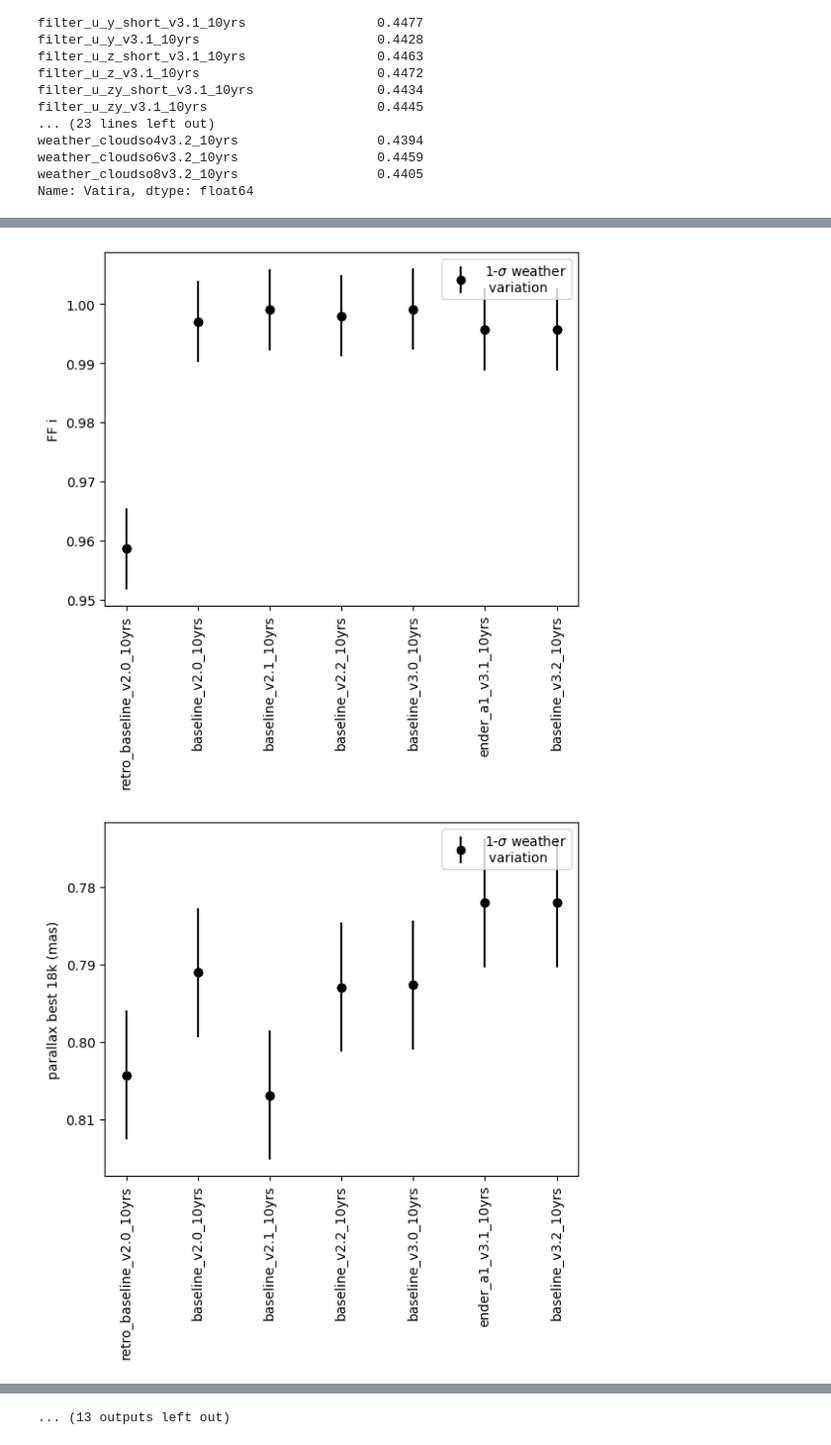
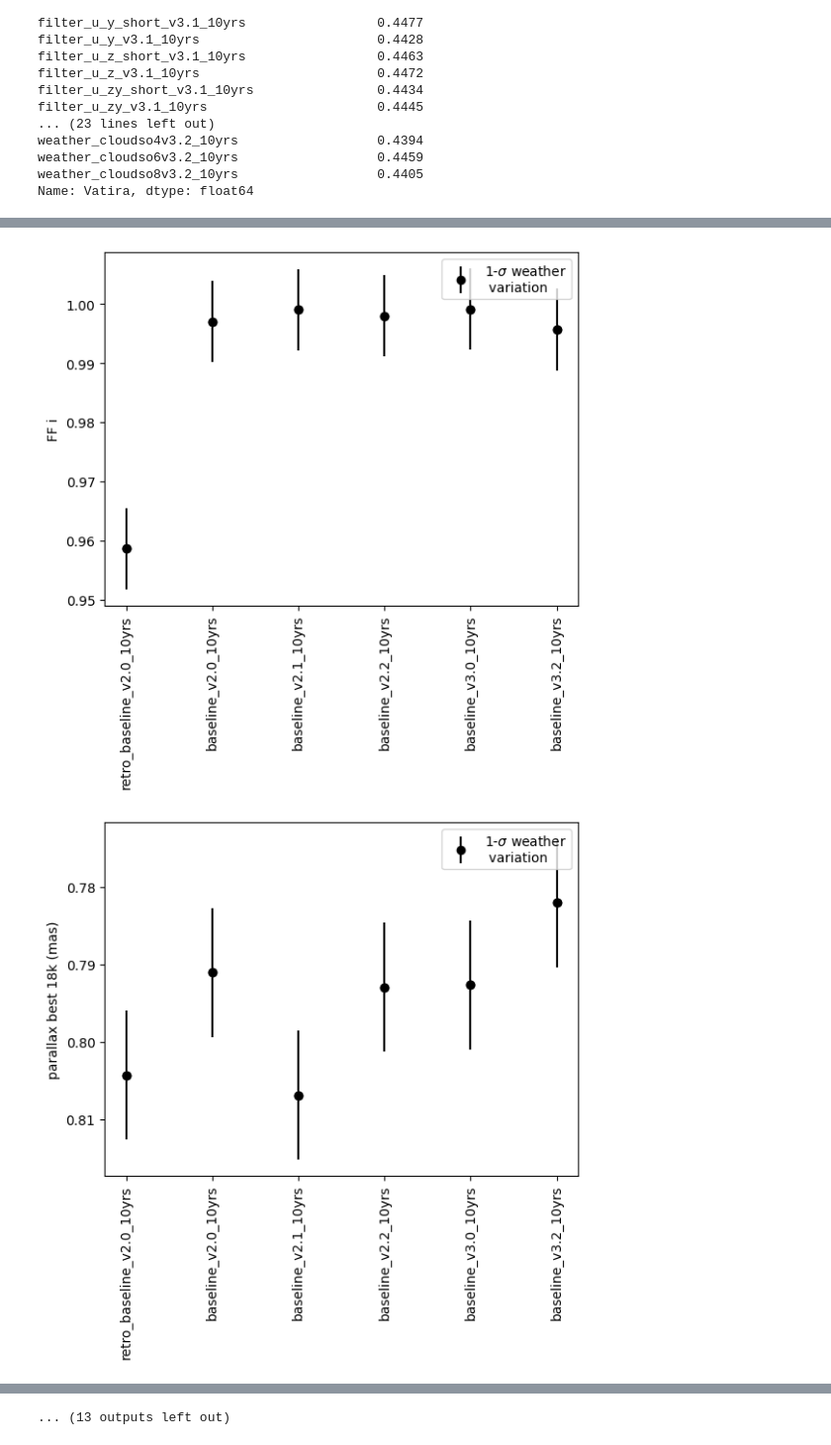
Before and after one commit to lsst-sims/sims_featureScheduler_runs3.2, a Jupyter notebook: maf/quick_look.ipynb, the cells around one changed output, grey strips where cells are left out. Shown at 99% size. Drawn from its saved outputs; the diff is of its cells as text; code cells hidden in the pictures.

```diff
--- a/maf/quick_look.ipynb
+++ b/maf/quick_look.ipynb
@@ -188,6 +199,15 @@ ddf_dict = {'Sum SNNSNMetric DD:COSMOS_reducen_sn DD:COSMOS all bands, only DDF
 ddf_data = pd.DataFrame()
 for key in ddf_dict:
     ddf_data[ddf_dict[key]] = data_loaded[key]
+
+gaps_dict = {}
+for filtername in 'ugrizy':
+    for times in [3,7,24]:
+        gaps_dict['Mean Gaps_%ihr %s band HealpixSlicer' % (times, filtername)] = 'gaps %s %i' % (filtername, times)
+
+gaps_data = pd.DataFrame()
+for key in gaps_dict:
+    gaps_data[gaps_dict[key]] = data_loaded[key]
 # %%
 #data['KNe single model'] # data['KNe ZTF simple']
 # %%
@@ -281,11 +321,12 @@ weather_cloudso8v3.2_10yrs                  0.4405
 Name: Vatira, dtype: float64
 # %%
 times = ['retro_baseline_v2.0_10yrs', 'baseline_v2.0_10yrs', 'baseline_v2.1_10yrs', 'baseline_v2.2_10yrs',
-        'baseline_v3.0_10yrs', 'ender_a1_v3.1_10yrs', 'baseline_v3.2_10yrs']
+        'baseline_v3.0_10yrs',  'baseline_v3.2_10yrs']
 
 sub_data = data.reindex(labels=times)
 sub_ddf = ddf_data.reindex(labels=times)
 sub_mag = mag_data.reindex(labels=times)
+sub_gaps = gaps_data.reindex(labels=times)
 sub_data
 # %% [output]
 |  | FF u | FF g | FF r | FF i | parallax best 18k | proper motion best 18k | 20-30d microlensing\ndetection | ... |
@@ -311,6 +351,11 @@ for col in mag_data.columns:
 std_ddf_dict = {}
 for col in ddf_data.columns:
     std_ddf_dict[col] = np.std(ddf_data.loc[weather_runs][col])
+
+
+std_gaps_dict = {}
+for col in gaps_data.columns:
+    std_gaps_dict[col] = np.std(gaps_data.loc[weather_runs][col])
 
 
 #col = data.columns[0]
@@ -337,2 +382,2 @@ for col in sub_data.columns:
-[figure, old version]
+[figure, new version]
-[figure, old version]
+[figure, new version]
```
Also changed, not shown: parts of 7 cells of this notebook, 1 other file.
